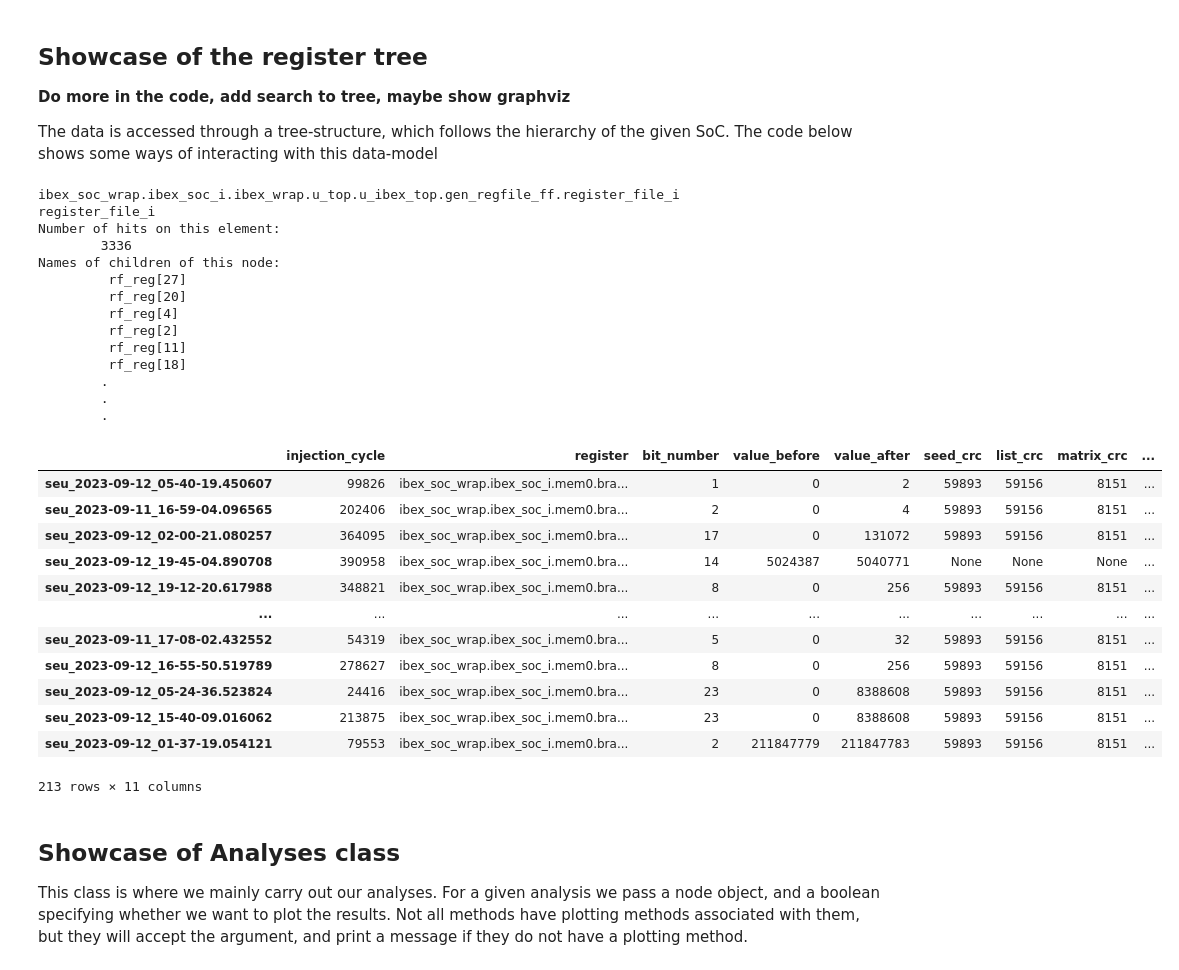
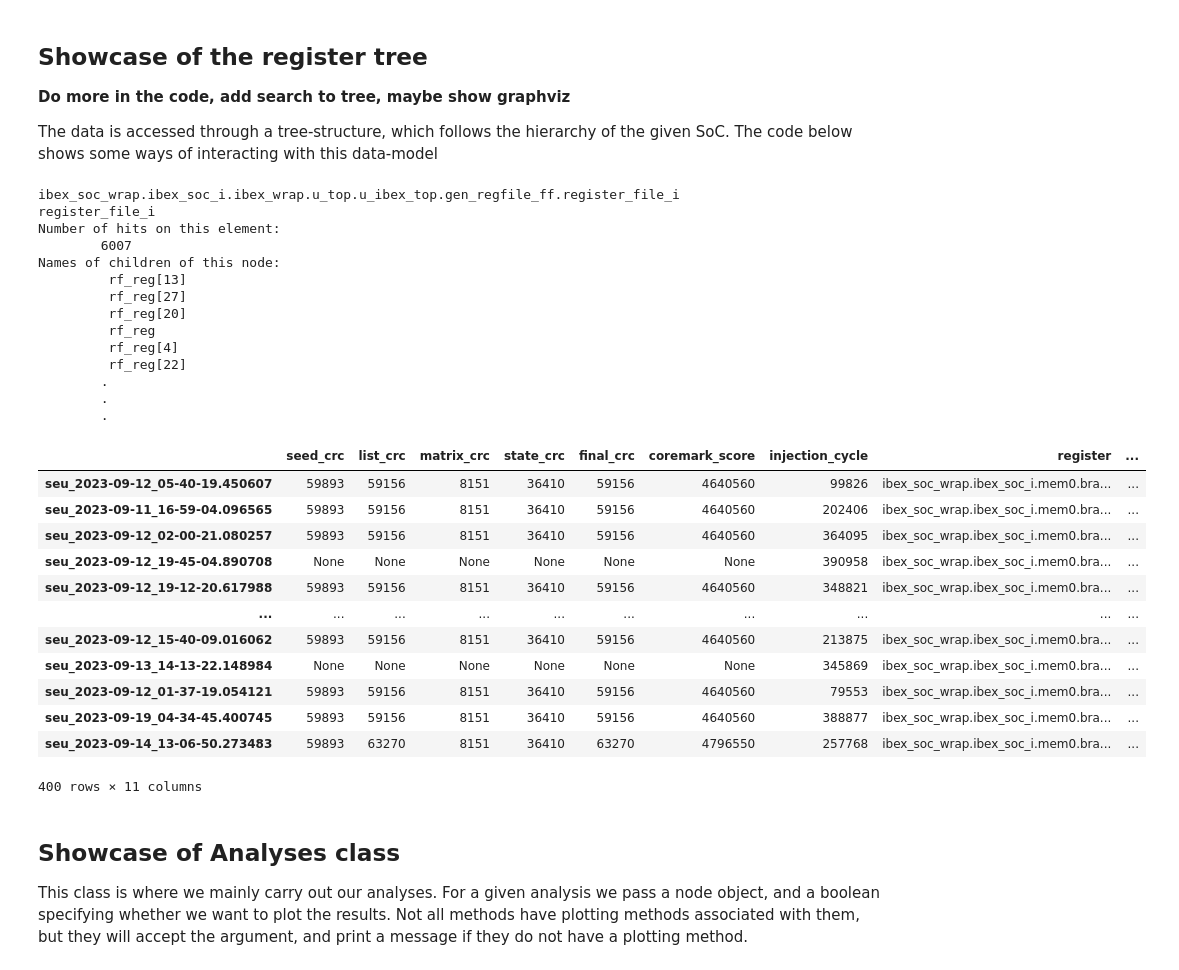
Before and after one commit to ahll19/PULSE, a Jupyter notebook: main.ipynb, the cells around one changed output. Saved outputs shown, nothing was run; the diff lists cells and outputs as text; code cells hidden in the pictures.

```diff
--- a/main.ipynb
+++ b/main.ipynb
@@ -18,0 +22,3 @@ from src import RegisterTree, Analyses
+# %%
+config = Config()
+config.possible_configs
@@ -19,8 +29,13 @@ from src import RegisterTree, Analyses
 # %%
-register_tree = RegisterTree(data_directory="data", data_loading_timeout=120)
+
+vanilla_conf = config.set_config("coremark")
+hwsec_conf = Config("coremark_hwsec")
+
+vanilla_reg_tree = RegisterTree(config)
+hwsec_reg_tree = RegisterTree(hwsec_conf)
 
 print(f"Could read the following files:")
-for i, file_name in enumerate(register_tree.no_reg_runs):
+for i, file_name in enumerate(vanilla_reg_tree.no_reg_runs):
     print(f"\t{file_name}")
     if i > 4:
         print("\t.\n\t.\n\t.")
@@ -46,7 +63,7 @@ The data is accessed through a tree-structure, which follows the hierarchy of th
 # %%
 register_name = "ibex_soc_wrap.ibex_soc_i.ibex_wrap.u_top.u_ibex_top.gen_regfile_ff.register_file_i"
 # register_name = "ibex_soc_wrap.ibex_soc_i"
-node = register_tree.get_node_by_path(register_name)
+node = vanilla_reg_tree.get_node_by_path(register_name)
 
 print(node.soc_path)
 print(node.name)
@@ -63,35 +80,35 @@ for i, child in enumerate(node.children):
 ibex_soc_wrap.ibex_soc_i.ibex_wrap.u_top.u_ibex_top.gen_regfile_ff.register_file_i
 register_file_i
 Number of hits on this element:
-        3336
+        6007
 Names of children of this node:
+         rf_reg[13]
          rf_reg[27]
          rf_reg[20]
+         rf_reg
          rf_reg[4]
-         rf_reg[2]
-         rf_reg[11]
-         rf_reg[18]
+         rf_reg[22]
         .
         .
         .
 # %%
 mem0_name = "ibex_soc_wrap.ibex_soc_i.mem0"
-mem0_node = register_tree.get_node_by_path(mem0_name)
+mem0_node = vanilla_reg_tree.get_node_by_path(mem0_name)
 mem0_node.seu_log
 # %% [output]
-|  | injection_cycle | register | bit_number | value_before | value_after | seed_crc | list_crc | matrix_crc | ... |
-| seu_2023-09-12_05-40-19.450607 | 99826 | ibex_soc_wrap.ibex_soc_i.mem0.bra... | 1 | 0 | 2 | 59893 | 59156 | 8151 | ... |
-| seu_2023-09-11_16-59-04.096565 | 202406 | ibex_soc_wrap.ibex_soc_i.mem0.bra... | 2 | 0 | 4 | 59893 | 59156 | 8151 | ... |
-| seu_2023-09-12_02-00-21.080257 | 364095 | ibex_soc_wrap.ibex_soc_i.mem0.bra... | 17 | 0 | 131072 | 59893 | 59156 | 8151 | ... |
-| seu_2023-09-12_19-45-04.890708 | 390958 | ibex_soc_wrap.ibex_soc_i.mem0.bra... | 14 | 5024387 | 5040771 | None | None | None | ... |
-| seu_2023-09-12_19-12-20.617988 | 348821 | ibex_soc_wrap.ibex_soc_i.mem0.bra... | 8 | 0 | 256 | 59893 | 59156 | 8151 | ... |
+|  | seed_crc | list_crc | matrix_crc | state_crc | final_crc | coremark_score | injection_cycle | register | ... |
+| seu_2023-09-12_05-40-19.450607 | 59893 | 59156 | 8151 | 36410 | 59156 | 4640560 | 99826 | ibex_soc_wrap.ibex_soc_i.mem0.bra... | ... |
+| seu_2023-09-11_16-59-04.096565 | 59893 | 59156 | 8151 | 36410 | 59156 | 4640560 | 202406 | ibex_soc_wrap.ibex_soc_i.mem0.bra... | ... |
+| seu_2023-09-12_02-00-21.080257 | 59893 | 59156 | 8151 | 36410 | 59156 | 4640560 | 364095 | ibex_soc_wrap.ibex_soc_i.mem0.bra... | ... |
+| seu_2023-09-12_19-45-04.890708 | None | None | None | None | None | None | 390958 | ibex_soc_wrap.ibex_soc_i.mem0.bra... | ... |
+| seu_2023-09-12_19-12-20.617988 | 59893 | 59156 | 8151 | 36410 | 59156 | 4640560 | 348821 | ibex_soc_wrap.ibex_soc_i.mem0.bra... | ... |
 | ... | ... | ... | ... | ... | ... | ... | ... | ... | ... |
-| seu_2023-09-11_17-08-02.432552 | 54319 | ibex_soc_wrap.ibex_soc_i.mem0.bra... | 5 | 0 | 32 | 59893 | 59156 | 8151 | ... |
-| seu_2023-09-12_16-55-50.519789 | 278627 | ibex_soc_wrap.ibex_soc_i.mem0.bra... | 8 | 0 | 256 | 59893 | 59156 | 8151 | ... |
-| seu_2023-09-12_05-24-36.523824 | 24416 | ibex_soc_wrap.ibex_soc_i.mem0.bra... | 23 | 0 | 8388608 | 59893 | 59156 | 8151 | ... |
-| seu_2023-09-12_15-40-09.016062 | 213875 | ibex_soc_wrap.ibex_soc_i.mem0.bra... | 23 | 0 | 8388608 | 59893 | 59156 | 8151 | ... |
-| seu_2023-09-12_01-37-19.054121 | 79553 | ibex_soc_wrap.ibex_soc_i.mem0.bra... | 2 | 211847779 | 211847783 | 59893 | 59156 | 8151 | ... |
+| seu_2023-09-12_15-40-09.016062 | 59893 | 59156 | 8151 | 36410 | 59156 | 4640560 | 213875 | ibex_soc_wrap.ibex_soc_i.mem0.bra... | ... |
+| seu_2023-09-13_14-13-22.148984 | None | None | None | None | None | None | 345869 | ibex_soc_wrap.ibex_soc_i.mem0.bra... | ... |
+| seu_2023-09-12_01-37-19.054121 | 59893 | 59156 | 8151 | 36410 | 59156 | 4640560 | 79553 | ibex_soc_wrap.ibex_soc_i.mem0.bra... | ... |
+| seu_2023-09-19_04-34-45.400745 | 59893 | 59156 | 8151 | 36410 | 59156 | 4640560 | 388877 | ibex_soc_wrap.ibex_soc_i.mem0.bra... | ... |
+| seu_2023-09-14_13-06-50.273483 | 59893 | 63270 | 8151 | 36410 | 63270 | 4796550 | 257768 | ibex_soc_wrap.ibex_soc_i.mem0.bra... | ... |
-213 rows × 11 columns
+400 rows × 11 columns
 # %% [markdown]
 ## Showcase of Analyses class
 This class is where we mainly carry out our analyses. For a given analysis we pass a node object, and a boolean specifying whether we want to plot the results.
```
Also changed, not shown: parts of 6 cells of this notebook, 1 other file.
